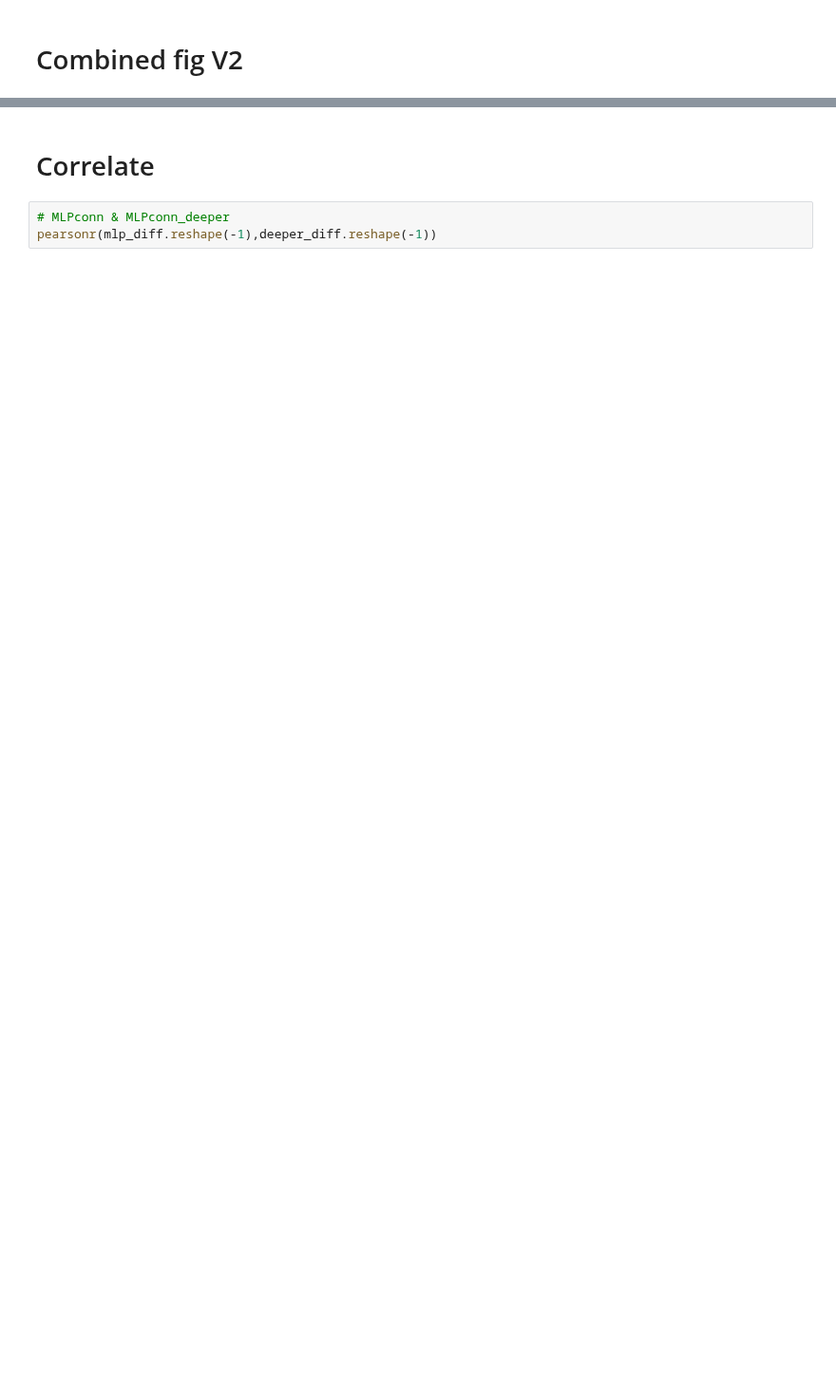
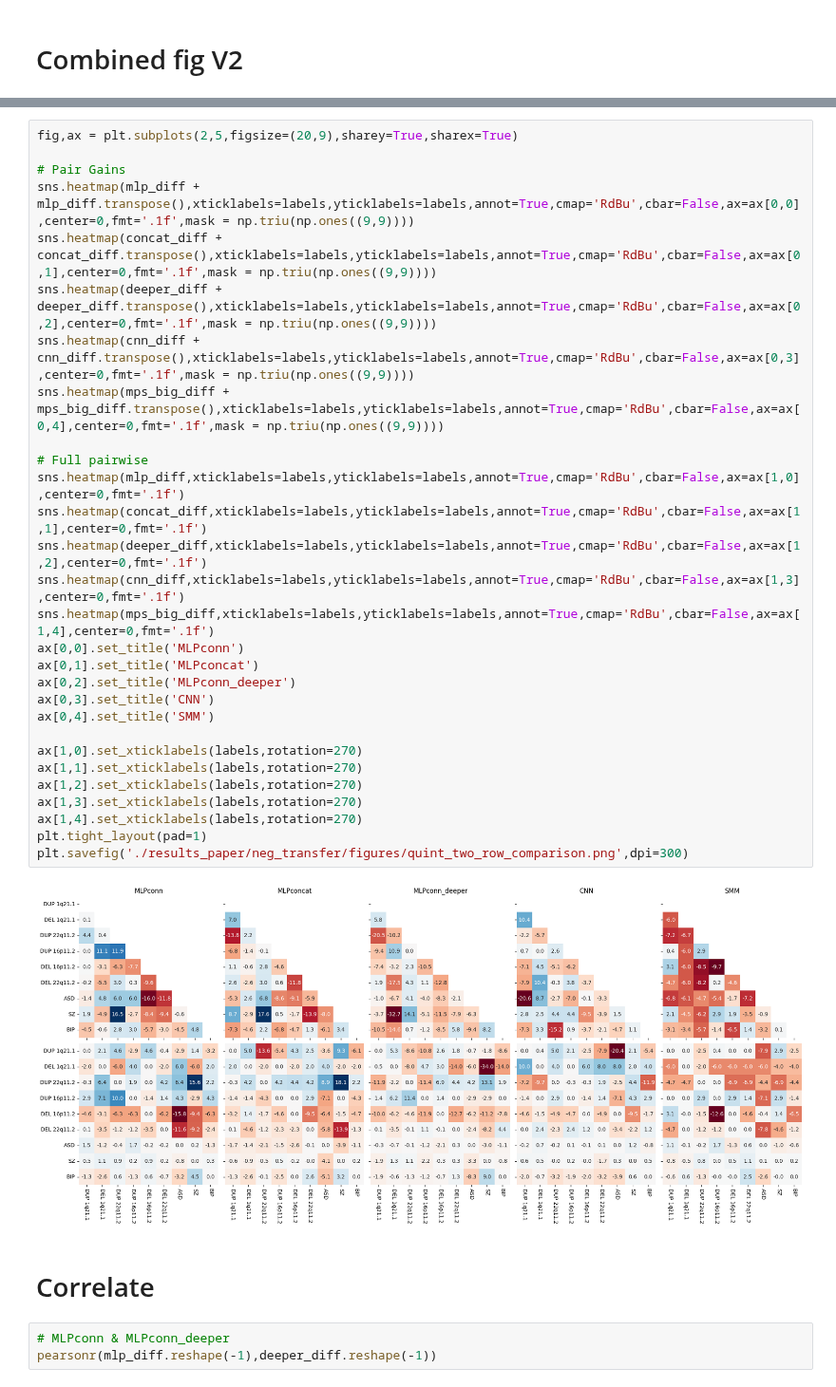
Before and after one commit to harveyaa/neuropsych_mtl, a Jupyter notebook: MTL/neg_transfer_intra.ipynb, the cells around one changed output, grey strips where cells are left out. Shown at 95% size. Drawn from its saved outputs; the diff is of its cells as text; blank space fills up the shorter version.

```diff
--- a/MTL/neg_transfer_intra.ipynb
+++ b/MTL/neg_transfer_intra.ipynb
@@ -391,3 +410,34 @@ plt.savefig('./results_paper/neg_transfer/figures/quint_comparison.png',dpi=300)
+# %%
+fig,ax = plt.subplots(2,5,figsize=(20,9),sharey=True,sharex=True)
+
+# Pair Gains
+sns.heatmap(mlp_diff + mlp_diff.transpose(),xticklabels=labels,yticklabels=labels,annot=True,cmap='RdBu',cbar=False,ax=ax[0,0],center=0,fmt='.1f',mask = np.triu(np.ones((9,9))))
+sns.heatmap(concat_diff + concat_diff.transpose(),xticklabels=labels,yticklabels=labels,annot=True,cmap='RdBu',cbar=False,ax=ax[0,1],center=0,fmt='.1f',mask = np.triu(np.ones((9,9))))
+sns.heatmap(deeper_diff + deeper_diff.transpose(),xticklabels=labels,yticklabels=labels,annot=True,cmap='RdBu',cbar=False,ax=ax[0,2],center=0,fmt='.1f',mask = np.triu(np.ones((9,9))))
+sns.heatmap(cnn_diff + cnn_diff.transpose(),xticklabels=labels,yticklabels=labels,annot=True,cmap='RdBu',cbar=False,ax=ax[0,3],center=0,fmt='.1f',mask = np.triu(np.ones((9,9))))
+sns.heatmap(mps_big_diff + mps_big_diff.transpose(),xticklabels=labels,yticklabels=labels,annot=True,cmap='RdBu',cbar=False,ax=ax[0,4],center=0,fmt='.1f',mask = np.triu(np.ones((9,9))))
+
+# Full pairwise
+sns.heatmap(mlp_diff,xticklabels=labels,yticklabels=labels,annot=True,cmap='RdBu',cbar=False,ax=ax[1,0],center=0,fmt='.1f')
+sns.heatmap(concat_diff,xticklabels=labels,yticklabels=labels,annot=True,cmap='RdBu',cbar=False,ax=ax[1,1],center=0,fmt='.1f')
+sns.heatmap(deeper_diff,xticklabels=labels,yticklabels=labels,annot=True,cmap='RdBu',cbar=False,ax=ax[1,2],center=0,fmt='.1f')
+sns.heatmap(cnn_diff,xticklabels=labels,yticklabels=labels,annot=True,cmap='RdBu',cbar=False,ax=ax[1,3],center=0,fmt='.1f')
+sns.heatmap(mps_big_diff,xticklabels=labels,yticklabels=labels,annot=True,cmap='RdBu',cbar=False,ax=ax[1,4],center=0,fmt='.1f')
+ax[0,0].set_title('MLPconn')
+ax[0,1].set_title('MLPconcat')
+ax[0,2].set_title('MLPconn_deeper')
+ax[0,3].set_title('CNN')
+ax[0,4].set_title('SMM')
+
+ax[1,0].set_xticklabels(labels,rotation=270)
+ax[1,1].set_xticklabels(labels,rotation=270)
+ax[1,2].set_xticklabels(labels,rotation=270)
+ax[1,3].set_xticklabels(labels,rotation=270)
+ax[1,4].set_xticklabels(labels,rotation=270)
+plt.tight_layout(pad=1)
+plt.savefig('./results_paper/neg_transfer/figures/quint_two_row_comparison.png',dpi=300)
+# %% [output]
+[figure, added]
 # %% [markdown]
 # Correlate
 # %%
```
Also changed, not shown: parts of 13 cells of this notebook.
